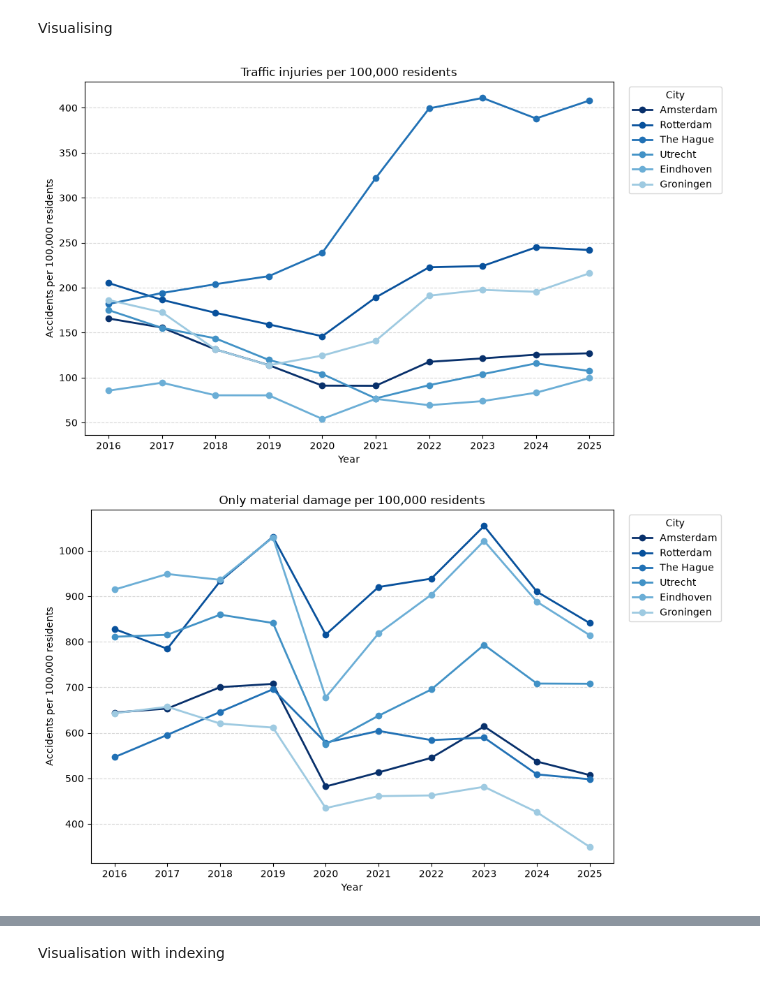
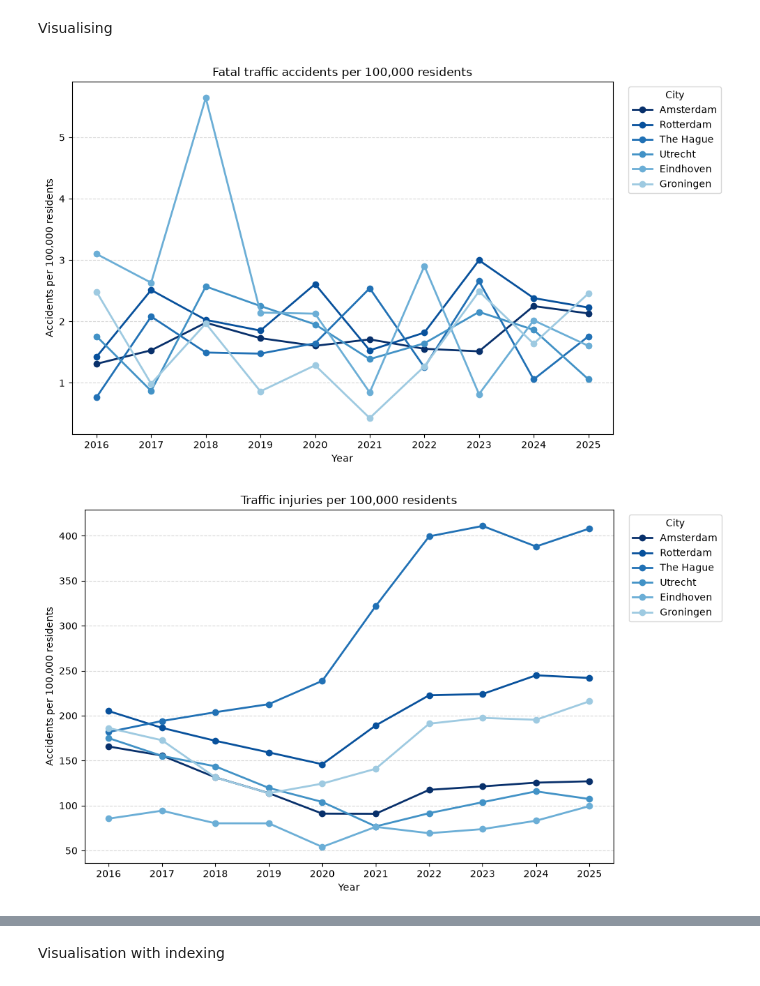
Before and after one commit to LiamLuijtgaarden/Python-Project, a Jupyter notebook: Subquestion 3.ipynb, the cells around one changed output, grey strips where cells are left out. Cells and saved outputs as stored; diff of their text form; code cells hidden in the pictures.

```diff
--- a/Subquestion 3.ipynb
+++ b/Subquestion 3.ipynb
@@ -668,6 +668,7 @@ city_data = {
 }
 
 rate_columns = {
+    "DOD_per_100k": "Fatal traffic accidents per 100,000 residents",
     "LET_per_100k": "Traffic injuries per 100,000 residents",
     "UMS_per_100k": "Only material damage per 100,000 residents",
     "Total_per_100k": "Total traffic accidents per 100,000 residents",
@@ -679,32 +680,32 @@ colors = {
     "Rotterdam": "#08519C",
     "The Hague": "#2171B5",
     "Utrecht": "#4292C6",
     "Eindhoven": "#6BAED6",
     "Groningen": "#9ECAE1",
     "Landelijk": "#4292C6"
 }
 
 for column, title in rate_columns.items():
     fig, ax = plt.subplots(figsize=(10, 6))
 
     for city, city_df in city_data.items():
         ax.plot(
             city_df.index,
             city_df[column],
             color=colors[city],
             marker="o",
             linewidth=2,
             label=city,
         )
 
     ax.set_title(title)
     ax.set_xlabel("Year")
     ax.set_ylabel("Accidents per 100,000 residents")
     ax.set_xticks(years)
     ax.grid(axis="y", linestyle="--", alpha=0.5)
     ax.legend(title="City", bbox_to_anchor=(1.02, 1), loc="upper left")
     fig.tight_layout()
     plt.show()
 # %% [output]
-[figure, old version]
+[figure, new version]
-[figure, old version]
+[figure, new version]
```
Also changed, not shown: parts of 2 cells of this notebook.
